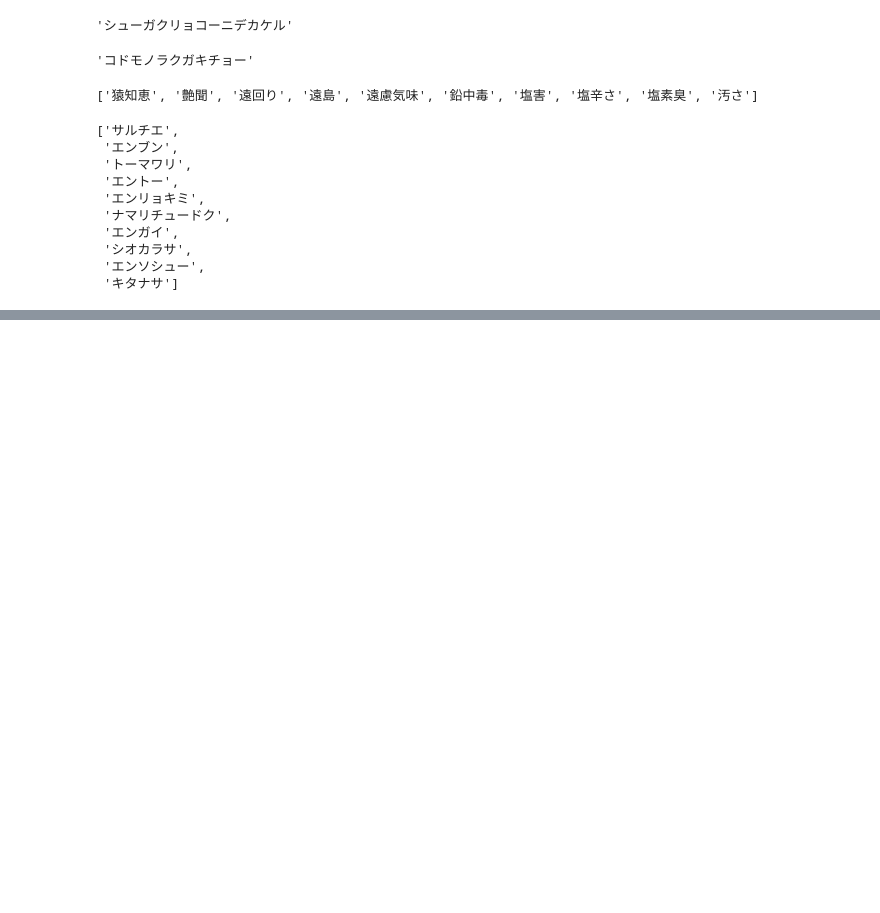
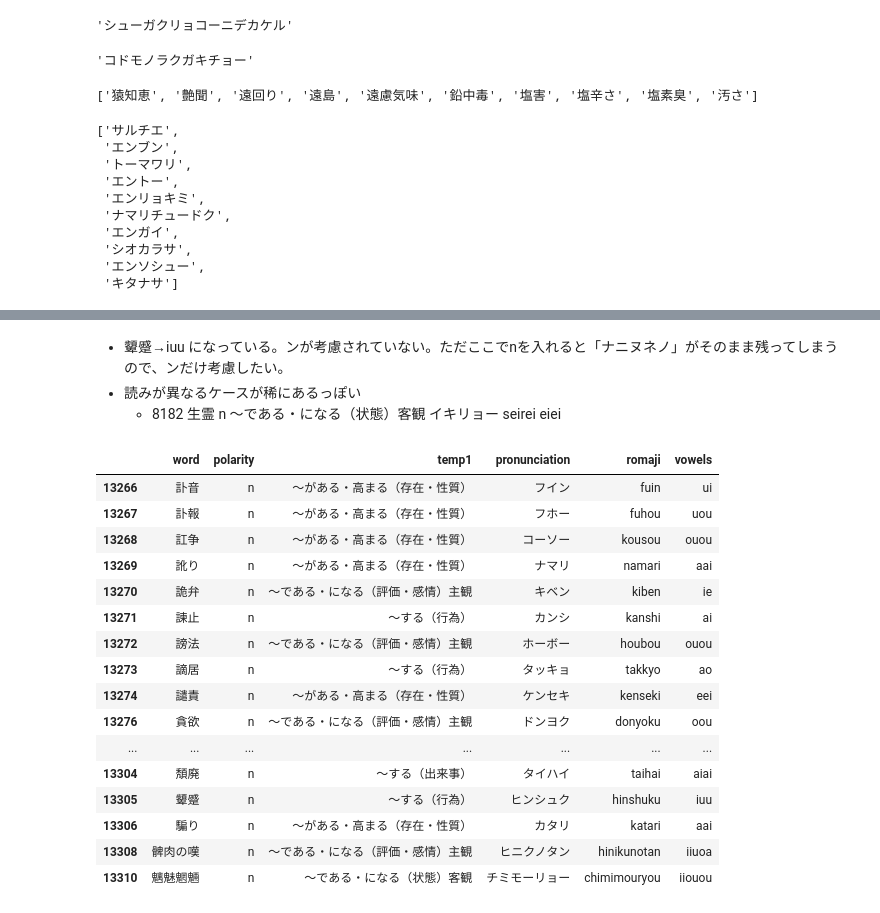
Before and after one commit to Linus-MK/fragments_for_blog, a Jupyter notebook: polarity_rhyme.ipynb, the cells around one changed output, grey strips where cells are left out. Cells and saved outputs as stored; diff of their text form; code cells hidden in the pictures; blank space fills up the shorter version.

```diff
--- a/polarity_rhyme.ipynb
+++ b/polarity_rhyme.ipynb
@@ -125,0 +124,11 @@ See the caveats in the documentation: https://pandas.pydata.org/pandas-docs/stab
+# %%
+def extract_romaji(word):
+    """
+    入力として「修学旅行」と「シューガクリョコー」のどちらが良いか考え中
+    """
+    result = kks.convert(word)
+    romaji = ''.join([item['hepburn'] for item in result])
+    return romaji
+# %%
+df_nega['romaji'] = [extract_romaji(word) for word in lis]
+df_nega
@@ -125,0 +149,3 @@ See the caveats in the documentation: https://pandas.pydata.org/pandas-docs/stab
+# %%
+def extract_vowels(word):
+    return ''.join([letter for letter in word if letter in 'aeiou'])
@@ -125,0 +156,3 @@ See the caveats in the documentation: https://pandas.pydata.org/pandas-docs/stab
+# %%
+df_nega['vowels'] = [extract_vowels(word) for word in df_nega['romaji']]
+df_nega
@@ -125,0 +173,24 @@ See the caveats in the documentation: https://pandas.pydata.org/pandas-docs/stab
+# %% [markdown]
+* 顰蹙→iuu になっている。ンが考慮されていない。ただここでnを入れると「ナニヌネノ」がそのまま残ってしまうので、ンだけ考慮したい。
+* 読みが異なるケースが稀にあるっぽい
+  * 8182	生霊	n	〜である・になる（状態）客観	イキリョー	seirei	eiei
+# %%
+df_nega.tail(30)
+# %% [output]
+|  | word | polarity | temp1 | pronunciation | romaji | vowels |
+| 13266 | 訃音 | n | 〜がある・高まる（存在・性質） | フイン | fuin | ui |
+| 13267 | 訃報 | n | 〜がある・高まる（存在・性質） | フホー | fuhou | uou |
+| 13268 | 訌争 | n | 〜がある・高まる（存在・性質） | コーソー | kousou | ouou |
+| 13269 | 訛り | n | 〜がある・高まる（存在・性質） | ナマリ | namari | aai |
+| 13270 | 詭弁 | n | 〜である・になる（評価・感情）主観 | キベン | kiben | ie |
+| 13271 | 諫止 | n | 〜する（行為） | カンシ | kanshi | ai |
+| 13272 | 謗法 | n | 〜である・になる（評価・感情）主観 | ホーボー | houbou | ouou |
+| 13273 | 謫居 | n | 〜する（行為） | タッキョ | takkyo | ao |
+| 13274 | 譴責 | n | 〜がある・高まる（存在・性質） | ケンセキ | kenseki | eei |
+| 13276 | 貪欲 | n | 〜である・になる（評価・感情）主観 | ドンヨク | donyoku | oou |
+| ... | ... | ... | ... | ... | ... | ... |
+| 13304 | 頽廃 | n | 〜する（出来事） | タイハイ | taihai | aiai |
+| 13305 | 顰蹙 | n | 〜する（行為） | ヒンシュク | hinshuku | iuu |
+| 13306 | 騙り | n | 〜がある・高まる（存在・性質） | カタリ | katari | aai |
+| 13308 | 髀肉の嘆 | n | 〜である・になる（評価・感情）主観 | ヒニクノタン | hinikunotan | iiuoa |
+| 13310 | 魑魅魍魎 | n | 〜である・になる（状態）客観 | チミモーリョー | chimimouryou | iiouou |
```
Also changed, not shown: parts of 8 cells of this notebook.
